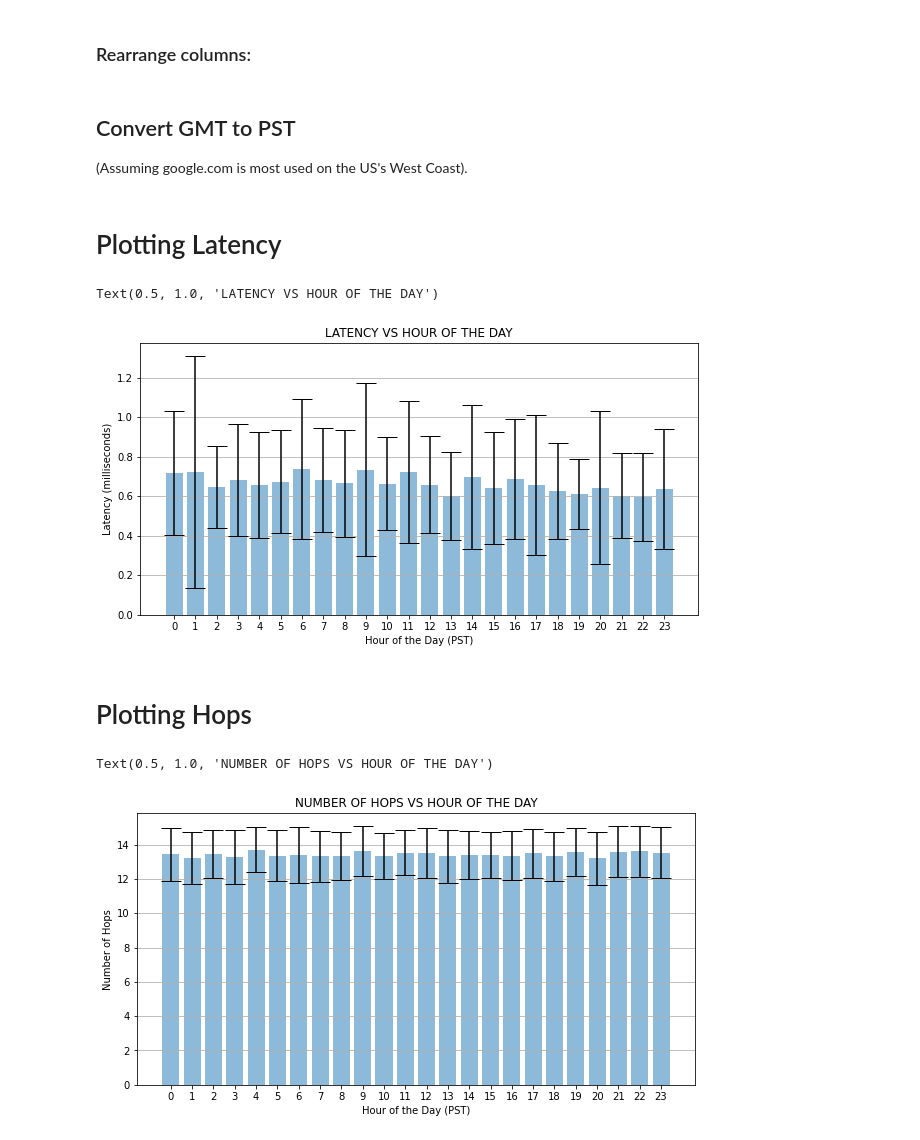
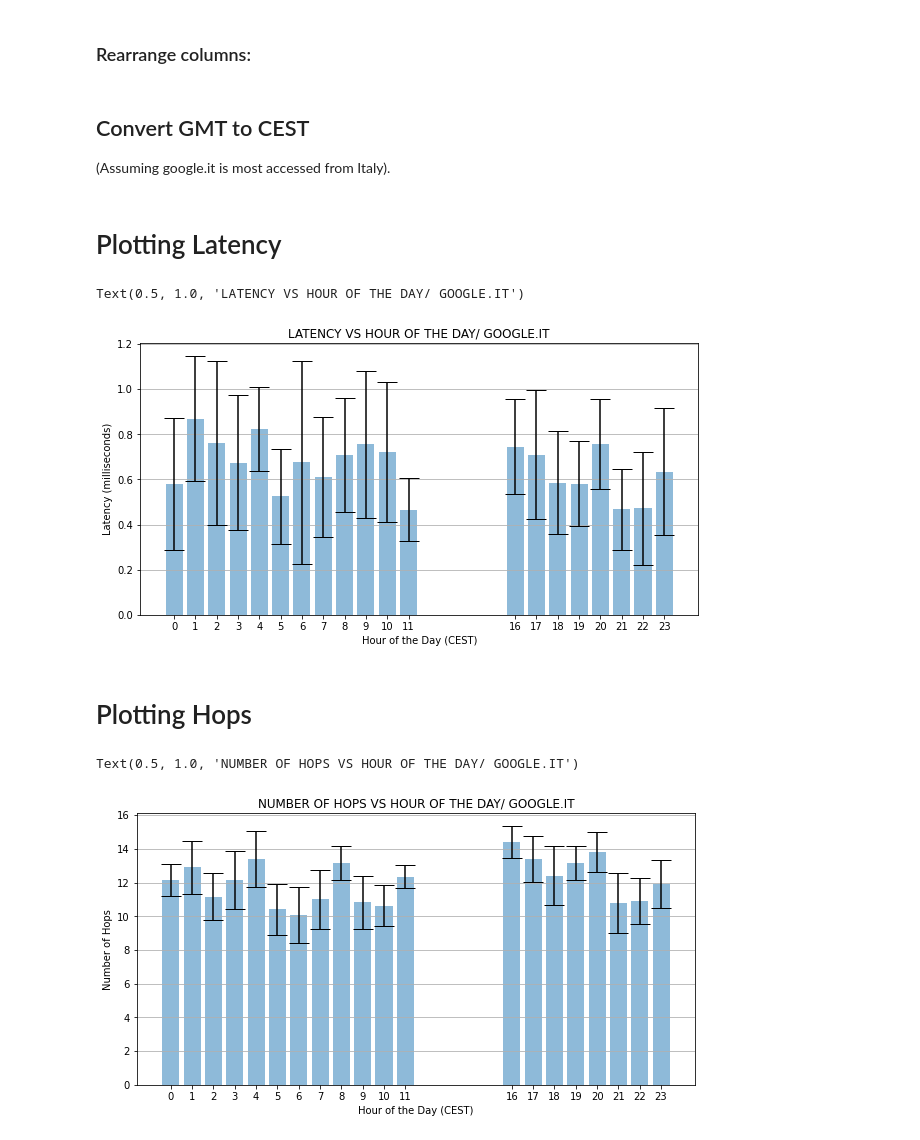
Before and after one commit to aiman-al-masoud/edi_reports, a Jupyter notebook: lab1/analysis.ipynb, the cells around one changed output. Cells and saved outputs as stored; diff of their text form; code cells hidden in the pictures.

```diff
--- a/lab1/analysis.ipynb
+++ b/lab1/analysis.ipynb
@@ -3,7 +3,7 @@ import re
 from matplotlib import pyplot as plt
 import pandas as pd
 # %%
-with open("traceroute1649317892.txt") as f:
+with open("new_dumps.txt") as f:
     buf = f.read()
 # %%
 parts = [p for p in  buf.split("START") if p not in [""]]
@@ -56,8 +56,6 @@ df = pd.DataFrame(tuples, columns=["timestamp", "hops", "reached", "latency_ms"]
 df["timestamp"] = pd.to_datetime(df.timestamp, unit="s")
 # %%
 df = df.set_index("timestamp")
-# %%
-df.index  = df.index.tz_localize(tz='America/Los_Angeles')
 # %% [markdown]
 ## Compute mean and standard error of metrics over the hour (0-23)
 # %%
@@ -71,11 +69,11 @@ df2 =  df2.merge(std_errs, on="hour")
 # %%
 df2 = df2[[ "latency_ms", "latency_ms_std_err", "hops", "hops_std_err", "reached", "reached_std_err"  ]]
 # %% [markdown]
-## Convert GMT to PST
+## Convert GMT to CEST
 
-(Assuming google.com is most used on the US's West Coast).
+(Assuming google.it is most accessed from Italy).
 # %%
-df2.index = (df2.index-8)%24
+df2.index = (df2.index+2)%24
 # %% [markdown]
 # Plotting Latency
 # %%
@@ -84,23 +82,23 @@ ax.set_xticks(df2.index)
 ax.bar(df2.index, df2.latency_ms, yerr=df2.latency_ms_std_err, align='center', alpha=0.5, ecolor='black', capsize=10)
 ax.yaxis.grid(True)
 
-ax.set_xlabel('Hour of the Day (PST)')
+ax.set_xlabel('Hour of the Day (CEST)')
 ax.set_ylabel('Latency (milliseconds)')
-ax.set_title('Latency vs Hour of the Day'.upper())
+ax.set_title('Latency vs Hour of the Day/ google.it'.upper())
 # %% [output]
-Text(0.5, 1.0, 'LATENCY VS HOUR OF THE DAY')
+Text(0.5, 1.0, 'LATENCY VS HOUR OF THE DAY/ GOOGLE.IT')
-[figure, old version]
+[figure, new version]
 # %% [markdown]
 # Plotting Hops
 # %%
 fig, ax = plt.subplots(figsize=(10, 5))
 ax.set_xticks(df2.index)
 ax.bar(df2.index, df2.hops, yerr=df2.hops_std_err, align='center', alpha=0.5, ecolor='black', capsize=10)
 ax.yaxis.grid(True)
 
-ax.set_xlabel('Hour of the Day (PST)')
+ax.set_xlabel('Hour of the Day (CEST)')
 ax.set_ylabel('Number of Hops')
-ax.set_title('Number of Hops vs Hour of the Day'.upper())
+ax.set_title('Number of Hops vs Hour of the Day/ google.it'.upper())
 # %% [output]
-Text(0.5, 1.0, 'NUMBER OF HOPS VS HOUR OF THE DAY')
+Text(0.5, 1.0, 'NUMBER OF HOPS VS HOUR OF THE DAY/ GOOGLE.IT')
-[figure, old version]
+[figure, new version]
```
Also changed, not shown: 1 other file.
